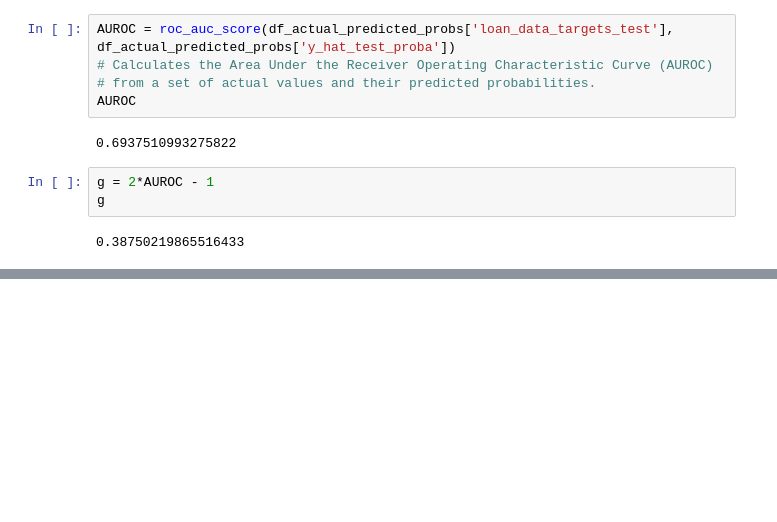
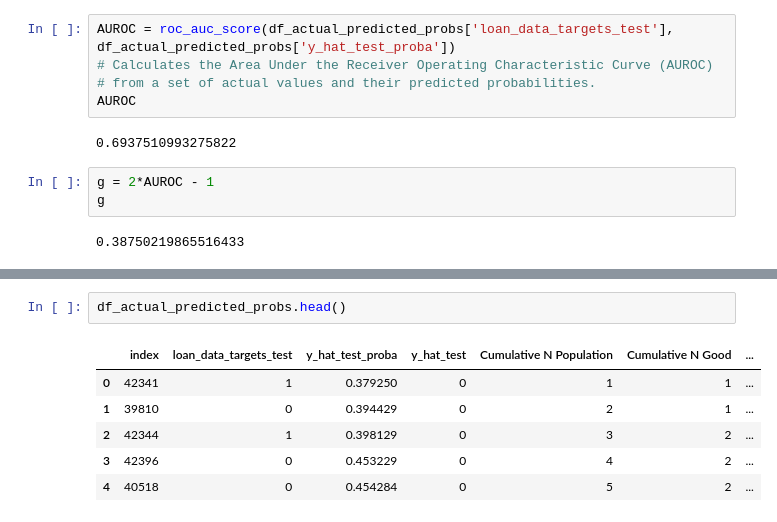
Before and after one commit to dcgkpindiastudy/CreditRiskModelingInPython, a Jupyter notebook: Src/Credit Risk Modeling - PD Model.ipynb, the cells around one changed output, grey strips where cells are left out. Drawn from its saved outputs; the diff is of its cells as text; blank space fills up the shorter version.

```diff
--- a/Src/Credit Risk Modeling - PD Model.ipynb
+++ b/Src/Credit Risk Modeling - PD Model.ipynb
@@ -1367,0 +1412,9 @@ g
+# %%
+df_actual_predicted_probs.head()
+# %% [output]
+|  | index | loan_data_targets_test | y_hat_test_proba | y_hat_test | Cumulative N Population | Cumulative N Good | ... |
+| 0 | 42341 | 1 | 0.379250 | 0 | 1 | 1 | ... |
+| 1 | 39810 | 0 | 0.394429 | 0 | 2 | 1 | ... |
+| 2 | 42344 | 1 | 0.398129 | 0 | 3 | 2 | ... |
+| 3 | 42396 | 0 | 0.453229 | 0 | 4 | 2 | ... |
+| 4 | 40518 | 0 | 0.454284 | 0 | 5 | 2 | ... |
```
Also changed, not shown: parts of 18 cells of this notebook.
